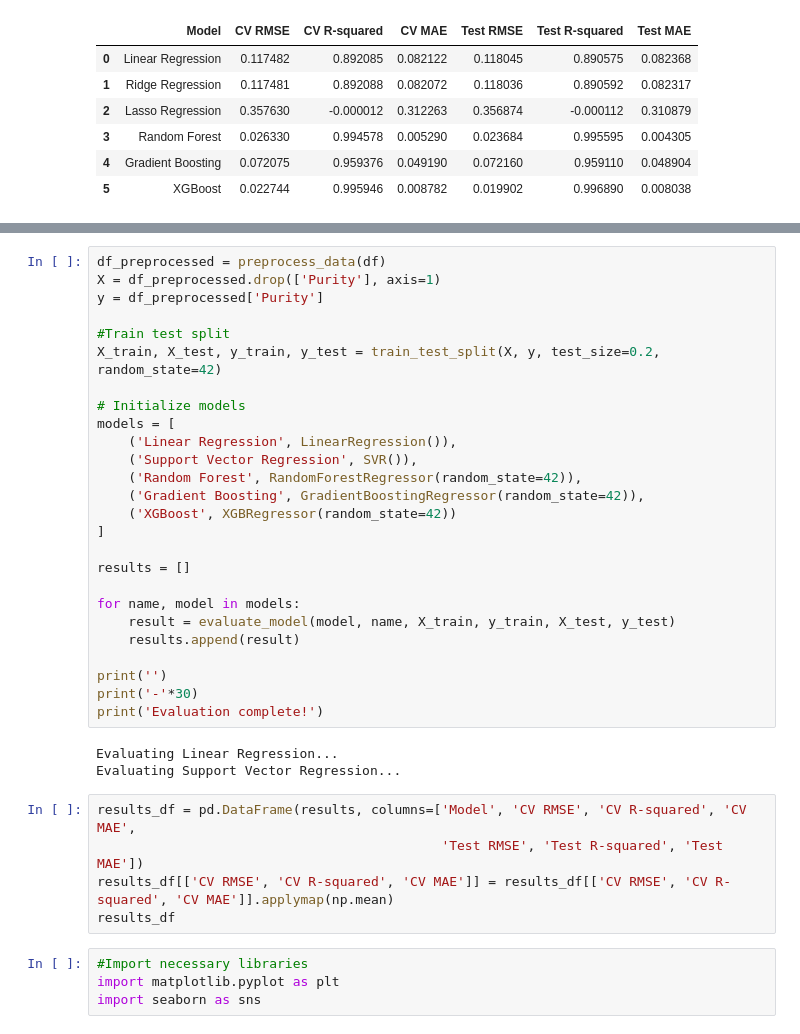
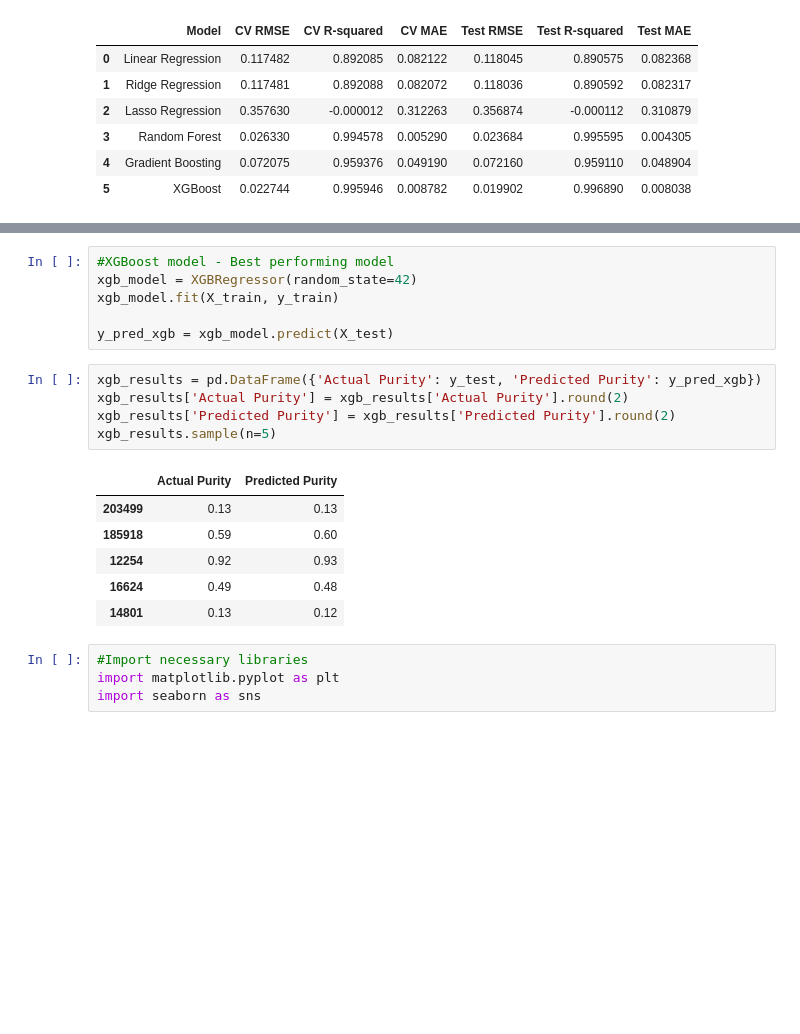
Before and after one commit to itsVarun20/Honey-purity-and-price-prediction, a Jupyter notebook: notebooks/Honey purity prediction.ipynb, the cells around one changed output, grey strips where cells are left out. Saved outputs shown, nothing was run; the diff lists cells and outputs as text; blank space fills up the shorter version.

```diff
--- a/notebooks/Honey purity prediction.ipynb
+++ b/notebooks/Honey purity prediction.ipynb
@@ -212,37 +126,21 @@ def evaluate_model(model, name, X_train, y_train, X_test, y_test):
-# %%
-df_preprocessed = preprocess_data(df)
-X = df_preprocessed.drop(['Purity'], axis=1)
-y = df_preprocessed['Purity']
-
-#Train test split
-X_train, X_test, y_train, y_test = train_test_split(X, y, test_size=0.2, random_state=42)
-
-# Initialize models
-models = [
-    ('Linear Regression', LinearRegression()),
-    ('Support Vector Regression', SVR()),
-    ('Random Forest', RandomForestRegressor(random_state=42)),
-    ('Gradient Boosting', GradientBoostingRegressor(random_state=42)),
-    ('XGBoost', XGBRegressor(random_state=42))
-]
-
-results = []
-
-for name, model in models:
-    result = evaluate_model(model, name, X_train, y_train, X_test, y_test)
-    results.append(result)
-
-print('')
-print('-'*30)
-print('Evaluation complete!')
-# %% [output]
-Evaluating Linear Regression...
-Evaluating Support Vector Regression...
-# %%
-results_df = pd.DataFrame(results, columns=['Model', 'CV RMSE', 'CV R-squared', 'CV MAE',
-                                            'Test RMSE', 'Test R-squared', 'Test MAE'])
-results_df[['CV RMSE', 'CV R-squared', 'CV MAE']] = results_df[['CV RMSE', 'CV R-squared', 'CV MAE']].applymap(np.mean)
-results_df
+# %%
+#XGBoost model - Best performing model
+xgb_model = XGBRegressor(random_state=42)
+xgb_model.fit(X_train, y_train)
+
+y_pred_xgb = xgb_model.predict(X_test)
+# %%
+xgb_results = pd.DataFrame({'Actual Purity': y_test, 'Predicted Purity': y_pred_xgb})
+xgb_results['Actual Purity'] = xgb_results['Actual Purity'].round(2)
+xgb_results['Predicted Purity'] = xgb_results['Predicted Purity'].round(2)
+xgb_results.sample(n=5)
+# %% [output]
+|  | Actual Purity | Predicted Purity |
+| 203499 | 0.13 | 0.13 |
+| 185918 | 0.59 | 0.60 |
+| 12254 | 0.92 | 0.93 |
+| 16624 | 0.49 | 0.48 |
+| 14801 | 0.13 | 0.12 |
 # %%
 #Import necessary libraries
 import matplotlib.pyplot as plt
```
Also changed, not shown: parts of 28 cells of this notebook.
